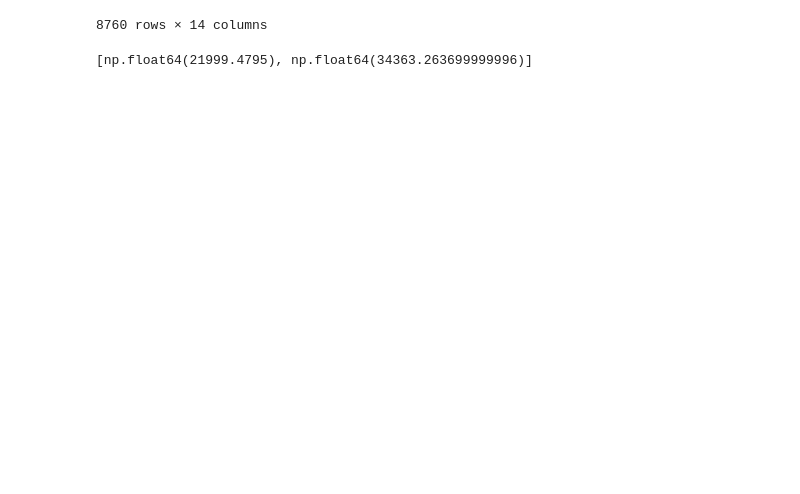
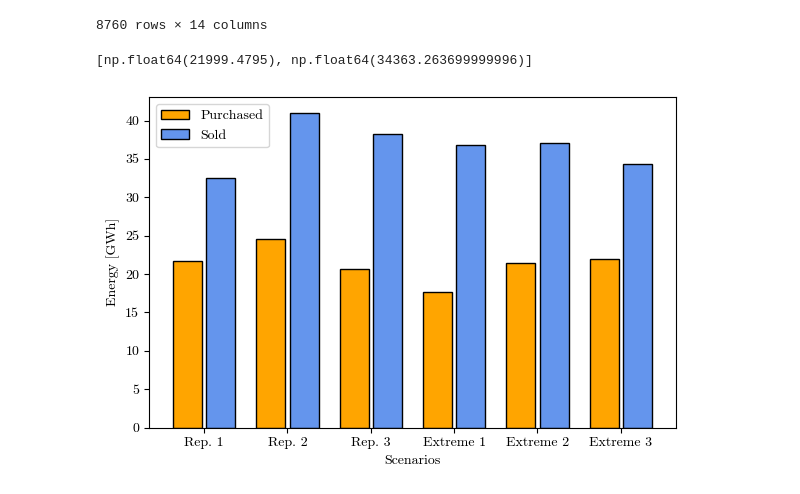
Before and after one commit to LuisOroya/H2_DRO, a Jupyter notebook: test.ipynb, the cells around one changed output. Cells and saved outputs as stored; diff of their text form; code cells hidden in the pictures; blank space fills up the shorter version.

```diff
--- a/test.ipynb
+++ b/test.ipynb
@@ -39,4 +38,59 @@ dft.append(df1['Psell_subproblem_main'].sum())
 dft
 # %% [output]
 [np.float64(21999.4795), np.float64(34363.263699999996)]
+# %%
+import matplotlib as mpl
+import matplotlib.pyplot as plt
+
+mpl.rc('font', family='serif', serif='cmr10', size=10)
+plt.rcParams['axes.unicode_minus'] = False
+
+import matplotlib.pyplot as plt
+import numpy as np
+
+# Data preparation
+initial_probabilities = {
+    'Rep. 1': {'Typical': 21649.2644, 'Extreme': 17695.9167},
+    'Rep. 2': {'Typical': 24560.115400000002, 'Extreme': 21384.6455},
+    'Rep. 3': {'Typical': 20611.0133, 'Extreme': 21999.4795},
+}
+
+final_probabilities = {
+    'Extreme 1': {'Typical': 32489.3637, 'Extreme': 36800.0155},
+    'Extreme 2': {'Typical': 41016.189999999995, 'Extreme': 37067.763199999994},
+    'Extreme 3': {'Typical': 38281.877199999995, 'Extreme': 34363.263699999996},
+}
+
+# Set up the bar chart
+bar_width = 0.35
+x = np.arange(len(initial_probabilities) * 2)  # the label locations
+
+# Create a new figure
+fig, ax = plt.subplots(figsize=(6, 4))
+
+# Plotting initial probabilities with appropriate labels for legend
+for i, (cluster, probs) in enumerate(initial_probabilities.items()):
+    ax.bar(x[i] - 0.2, probs['Typical']/1000, bar_width, color='orange', edgecolor='black', label='Purchased' if i == 0 else "")
+    ax.bar(x[i + 3] - 0.2, probs['Extreme']/1000, bar_width, color='orange', edgecolor='black')
+
+# Plotting final probabilities with appropriate labels for legend
+for i, (cluster, probs) in enumerate(final_probabilities.items()):
+    ax.bar(x[i] + 0.2, probs['Typical']/1000, bar_width, color='Cornflowerblue', edgecolor='black', label='Sold' if i == 0 else "")
+    ax.bar(x[i + 3] + 0.2, probs['Extreme']/1000, bar_width, color='Cornflowerblue', edgecolor='black')
+
+# Adding labels and title
+ax.set_xlabel('Scenarios',fontsize=10)
+ax.set_ylabel('Energy [GWh]',fontsize=10)
+ax.set_xticks(x)
+ax.set_xticklabels([f'{cluster}' for cluster in initial_probabilities] + [f'{cluster}' for cluster in final_probabilities],fontsize=10)
+
+# Custom legend with distinct colors and labels
+ax.legend(loc='best',fontsize=10)
+
+# Show the plot
+plt.tight_layout()
+plt.savefig('Substation_Exchanges.pdf', bbox_inches='tight', pad_inches=0.02)
+plt.show()
+# %% [output]
+[figure, added]
 # %%
```
Also changed, not shown: parts of 5 cells of this notebook, 7 other files.
